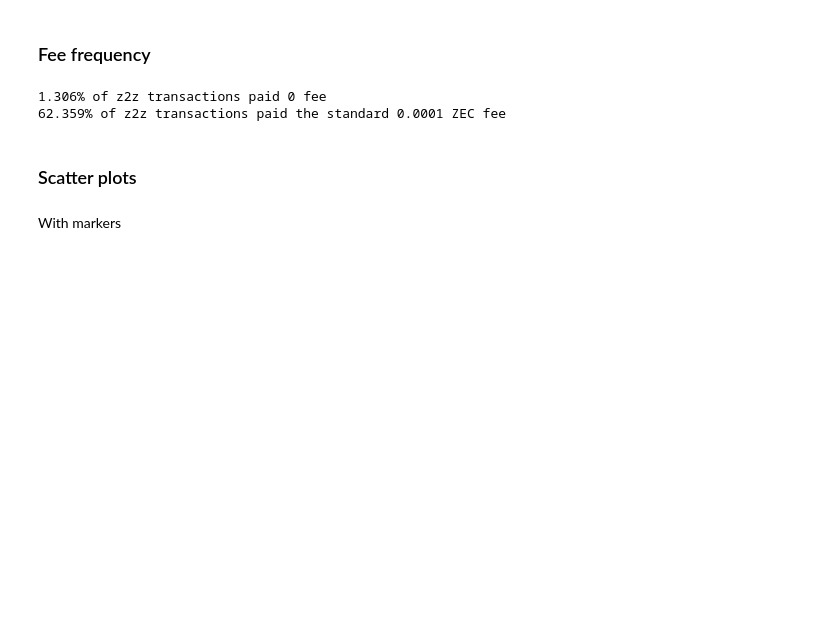
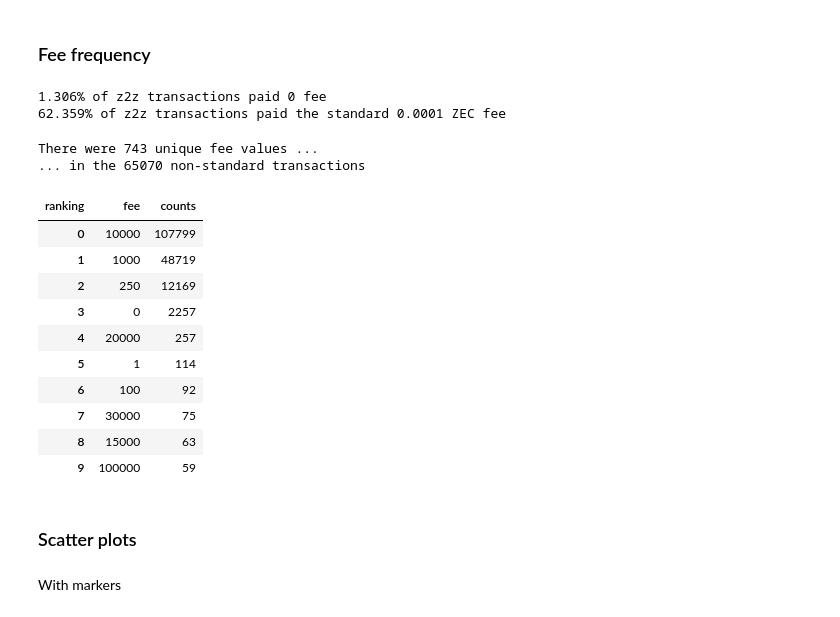
Before and after one commit to Mitchellpkt/z2z-metadata, a Jupyter notebook: analysis/analysis.ipynb, the cells around one changed output. Cells and saved outputs as stored; diff of their text form; code cells hidden in the pictures; blank space fills up the shorter version.

Commit message:
feat(fees): data groupby fees for ranking

```diff
--- a/analysis/analysis.ipynb
+++ b/analysis/analysis.ipynb
@@ -77,6 +77,30 @@ print(str(standard_fee) + '% of z2z transactions paid the standard 0.0001 ZEC fe
 # %% [output]
 1.306% of z2z transactions paid 0 fee
 62.359% of z2z transactions paid the standard 0.0001 ZEC fee
+# %%
+s = set(df['fee_ZEC'])
+print('There were ' + str(len(s)) + ' unique fee values ...')
+print('... in the ' + str(len(df[df['fee_ZEC']!=0.0001])) + ' non-standard transactions')
+# %% [output]
+There were 743 unique fee values ...
+... in the 65070 non-standard transactions
+# %%
+df_counts = pd.DataFrame()
+df_counts['counts'] = df.groupby(['fee']).count().sort_values(by='hash', ascending = False).hash
+df_counts = df_counts.reset_index().rename_axis("ranking", axis="columns")
+df_counts.head(10)
+# %% [output]
+| ranking | fee | counts |
+| 0 | 10000 | 107799 |
+| 1 | 1000 | 48719 |
+| 2 | 250 | 12169 |
+| 3 | 0 | 2257 |
+| 4 | 20000 | 257 |
+| 5 | 1 | 114 |
+| 6 | 100 | 92 |
+| 7 | 30000 | 75 |
+| 8 | 15000 | 63 |
+| 9 | 100000 | 59 |
 # %% [markdown]
 ### Scatter plots
 # %% [markdown]
```
